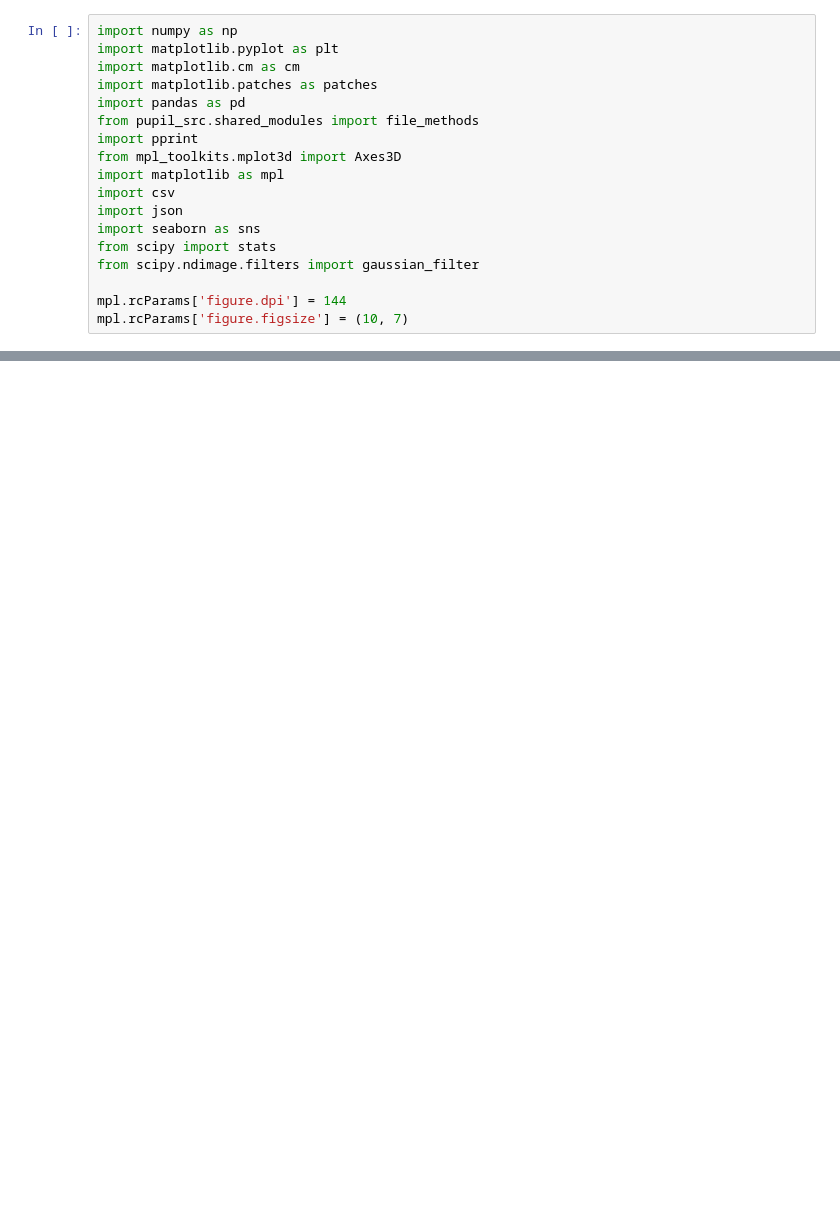
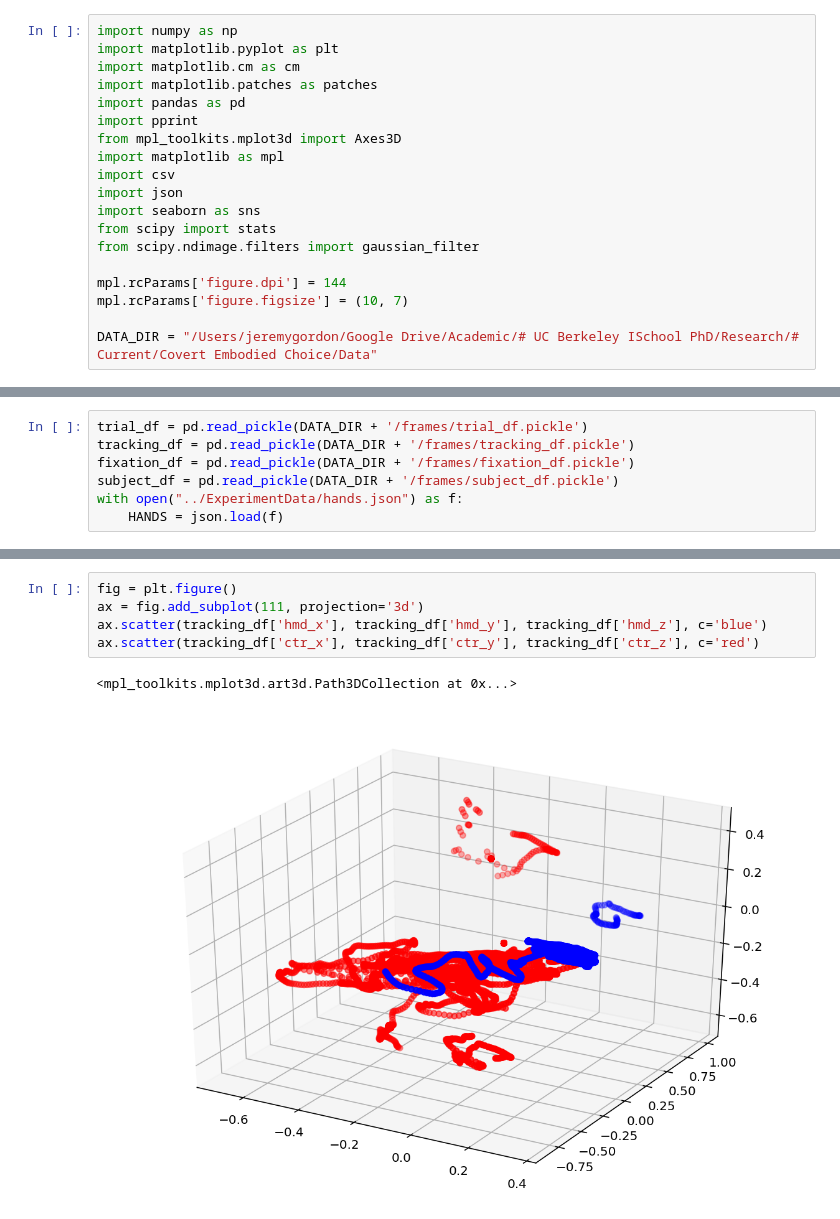
Before and after one commit to onejgordon/cec_vr, a Jupyter notebook: Analysis/analyze.ipynb, the cells around one changed output, grey strips where cells are left out. Cells and saved outputs as stored; diff of their text form; blank space fills up the shorter version.

```diff
--- a/Analysis/analyze.ipynb
+++ b/Analysis/analyze.ipynb
@@ -4,7 +4,6 @@ import matplotlib.pyplot as plt
 import matplotlib.cm as cm
 import matplotlib.patches as patches
 import pandas as pd
-from pupil_src.shared_modules import file_methods
 import pprint
 from mpl_toolkits.mplot3d import Axes3D
 import matplotlib as mpl
@@ -16,3 +15,5 @@ from scipy.ndimage.filters import gaussian_filter
 
 mpl.rcParams['figure.dpi'] = 144
 mpl.rcParams['figure.figsize'] = (10, 7)
+
+DATA_DIR = "/Users/jeremygordon/Google Drive/Academic/# UC Berkeley ISchool PhD/Research/# Current/Covert Embodied Choice/Data"
@@ -774,0 +22,7 @@ gaze_response_comparison_one_tower(14)
+# %%
+trial_df = pd.read_pickle(DATA_DIR + '/frames/trial_df.pickle')
+tracking_df = pd.read_pickle(DATA_DIR + '/frames/tracking_df.pickle')
+fixation_df = pd.read_pickle(DATA_DIR + '/frames/fixation_df.pickle')
+subject_df = pd.read_pickle(DATA_DIR + '/frames/subject_df.pickle')
+with open("../ExperimentData/hands.json") as f:
+    HANDS = json.load(f)
@@ -774,0 +47,8 @@ gaze_response_comparison_one_tower(14)
+# %%
+fig = plt.figure()
+ax = fig.add_subplot(111, projection='3d')
+ax.scatter(tracking_df['hmd_x'], tracking_df['hmd_y'], tracking_df['hmd_z'], c='blue')
+ax.scatter(tracking_df['ctr_x'], tracking_df['ctr_y'], tracking_df['ctr_z'], c='red')
+# %% [output]
+<mpl_toolkits.mplot3d.art3d.Path3DCollection at 0x...>
+[figure, added]
```
Also changed, not shown: parts of 51 cells of this notebook, 5 other files.
